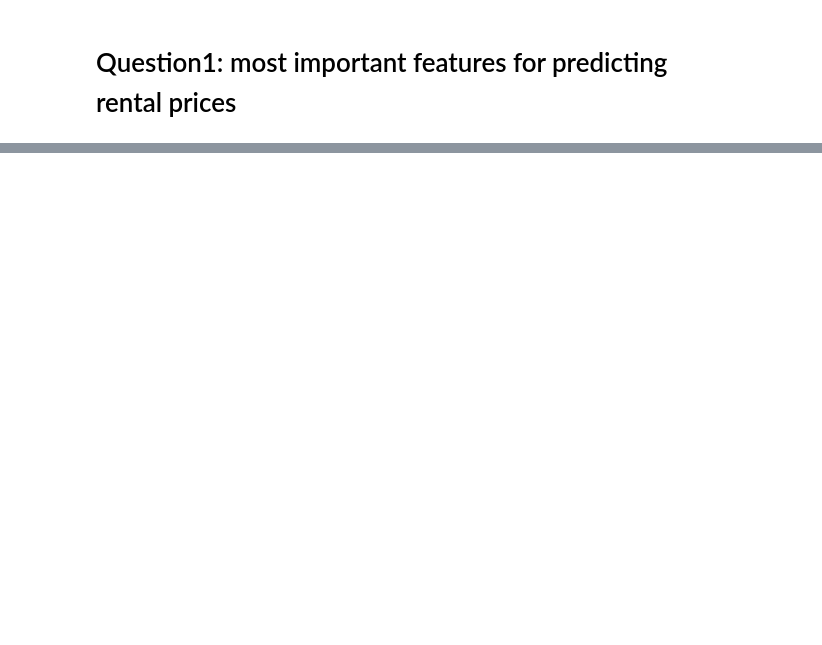
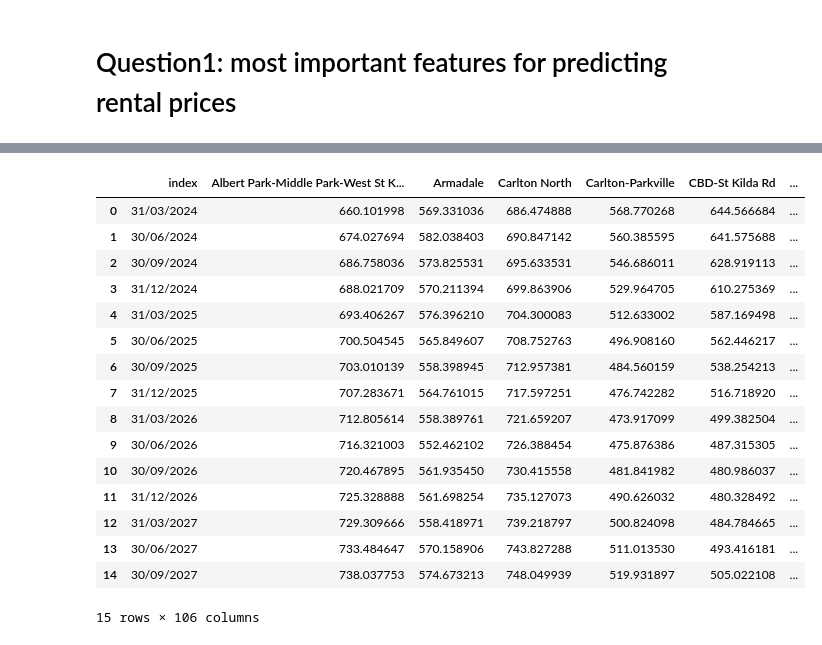
Before and after one commit to MAST30034-AppliedDataScience/project-2-group-real-estate-industry-project-27, a Jupyter notebook: notebooks/summary.ipynb, the cells around one changed output, grey strips where cells are left out. Drawn from its saved outputs; the diff is of its cells as text; code cells hidden in the pictures; blank space fills up the shorter version.

```diff
--- a/notebooks/summary.ipynb
+++ b/notebooks/summary.ipynb
@@ -37,0 +60,20 @@
+# %%
+predict_df
+# %% [output]
+|  | index | Albert Park-Middle Park-West St K... | Armadale | Carlton North | Carlton-Parkville | CBD-St Kilda Rd | ... |
+| 0 | 31/03/2024 | 660.101998 | 569.331036 | 686.474888 | 568.770268 | 644.566684 | ... |
+| 1 | 30/06/2024 | 674.027694 | 582.038403 | 690.847142 | 560.385595 | 641.575688 | ... |
+| 2 | 30/09/2024 | 686.758036 | 573.825531 | 695.633531 | 546.686011 | 628.919113 | ... |
+| 3 | 31/12/2024 | 688.021709 | 570.211394 | 699.863906 | 529.964705 | 610.275369 | ... |
+| 4 | 31/03/2025 | 693.406267 | 576.396210 | 704.300083 | 512.633002 | 587.169498 | ... |
+| 5 | 30/06/2025 | 700.504545 | 565.849607 | 708.752763 | 496.908160 | 562.446217 | ... |
+| 6 | 30/09/2025 | 703.010139 | 558.398945 | 712.957381 | 484.560159 | 538.254213 | ... |
+| 7 | 31/12/2025 | 707.283671 | 564.761015 | 717.597251 | 476.742282 | 516.718920 | ... |
+| 8 | 31/03/2026 | 712.805614 | 558.389761 | 721.659207 | 473.917099 | 499.382504 | ... |
+| 9 | 30/06/2026 | 716.321003 | 552.462102 | 726.388454 | 475.876386 | 487.315305 | ... |
+| 10 | 30/09/2026 | 720.467895 | 561.935450 | 730.415558 | 481.841982 | 480.986037 | ... |
+| 11 | 31/12/2026 | 725.328888 | 561.698254 | 735.127073 | 490.626032 | 480.328492 | ... |
+| 12 | 31/03/2027 | 729.309666 | 558.418971 | 739.218797 | 500.824098 | 484.784665 | ... |
+| 13 | 30/06/2027 | 733.484647 | 570.158906 | 743.827288 | 511.013530 | 493.416181 | ... |
+| 14 | 30/09/2027 | 738.037753 | 574.673213 | 748.049939 | 519.931897 | 505.022108 | ... |
+15 rows × 106 columns
```
Also changed, not shown: parts of 11 cells of this notebook, 1 other file.
